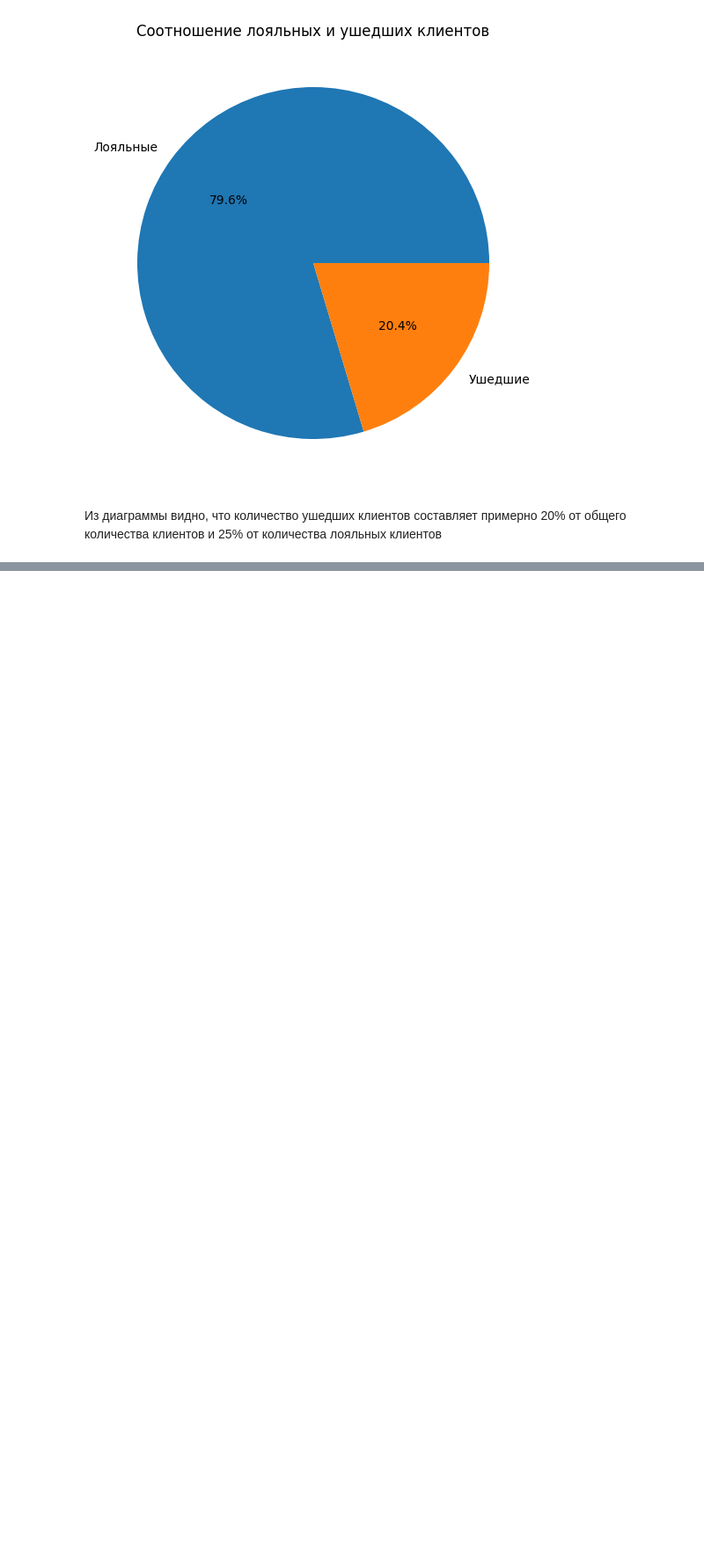
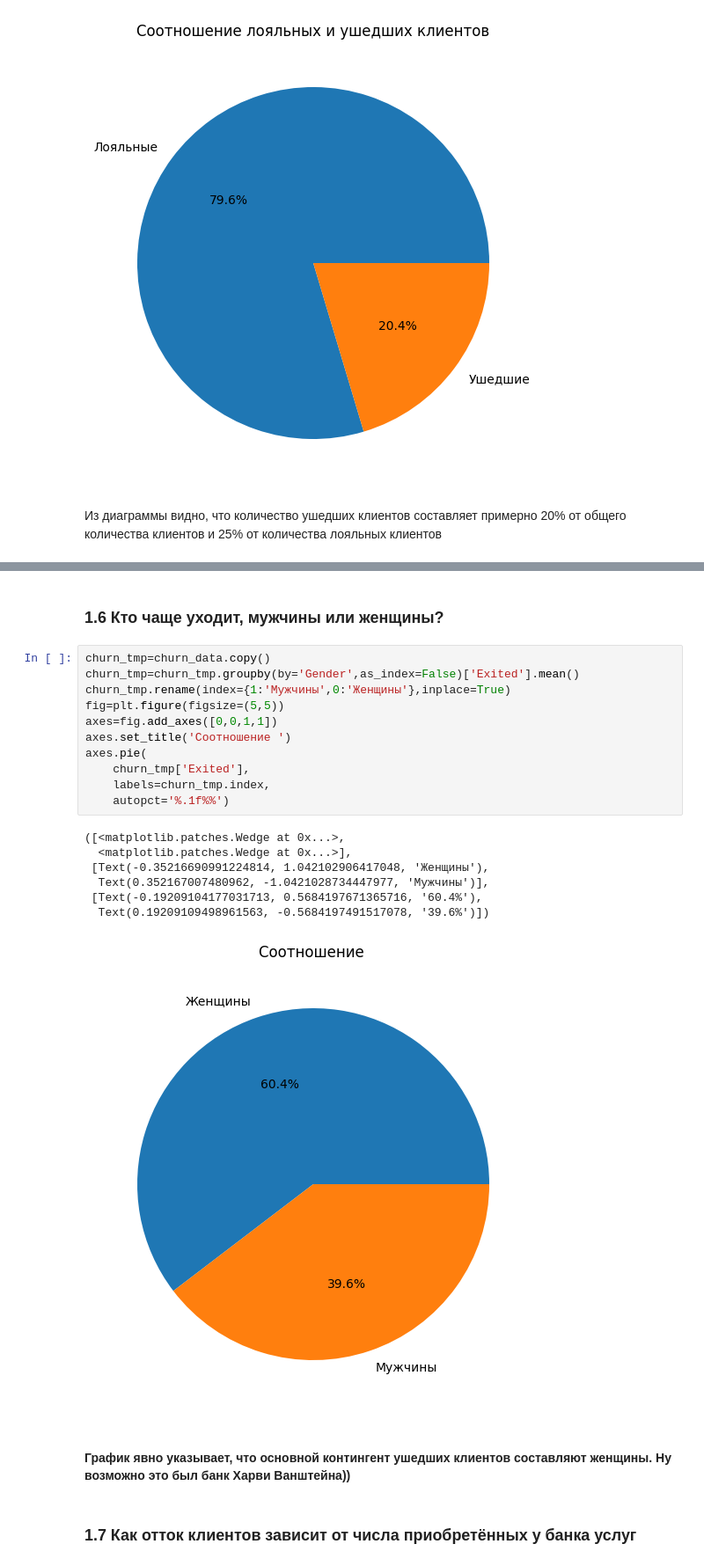
Before and after one commit to Umkasort/SF, a Jupyter notebook: Block1/PYTHON-13. Визуализация данных/13-9.ipynb, the cells around one changed output, grey strips where cells are left out. Shown at 88% size. Drawn from its saved outputs; the diff is of its cells as text; blank space fills up the shorter version.

```diff
--- a/Block1/PYTHON-13. Визуализация данных/13-9.ipynb
+++ b/Block1/PYTHON-13. Визуализация данных/13-9.ipynb
@@ -62,0 +129,25 @@ display(churn_1_2.shape)
+# %% [markdown]
+###  1.6 Кто чаще уходит, мужчины или женщины?
+# %%
+churn_tmp=churn_data.copy()
+churn_tmp=churn_tmp.groupby(by='Gender',as_index=False)['Exited'].mean()
+churn_tmp.rename(index={1:'Мужчины',0:'Женщины'},inplace=True)
+fig=plt.figure(figsize=(5,5))
+axes=fig.add_axes([0,0,1,1])
+axes.set_title('Соотношение ')
+axes.pie(
+    churn_tmp['Exited'],
+    labels=churn_tmp.index,
+    autopct='%.1f%%')
+# %% [output]
+([<matplotlib.patches.Wedge at 0x...>,
+  <matplotlib.patches.Wedge at 0x...>],
+ [Text(-0.35216690991224814, 1.042102906417048, 'Женщины'),
+  Text(0.352167007480962, -1.0421028734447977, 'Мужчины')],
+ [Text(-0.19209104177031713, 0.5684197671365716, '60.4%'),
+  Text(0.19209109498961563, -0.5684197491517078, '39.6%')])
+[figure, added]
+# %% [markdown]
+#### График явно указывает, что основной контингент ушедших клиентов составляют женщины. Ну возможно это был банк Харви Ванштейна))
+# %% [markdown]
+### 1.7 Как отток клиентов зависит от числа приобретённых у банка услуг
```
Also changed, not shown: parts of 27 cells of this notebook, 1 other file.
